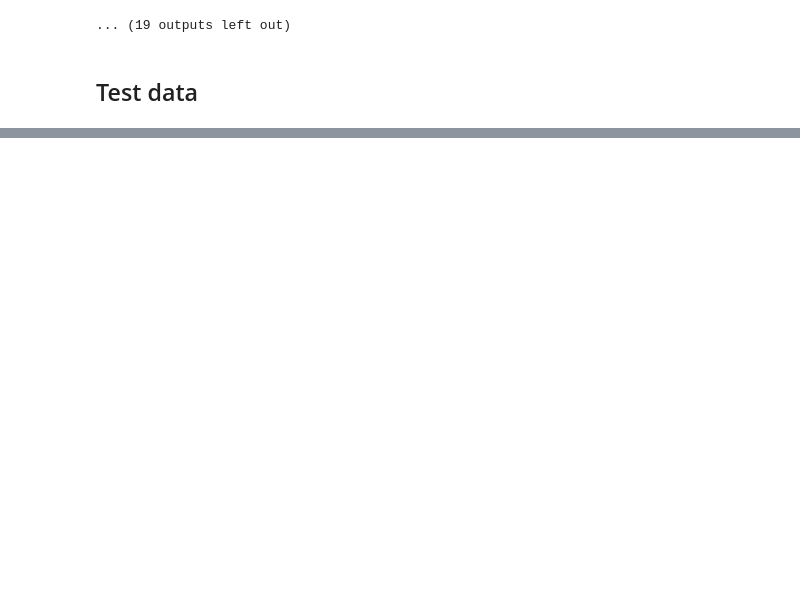
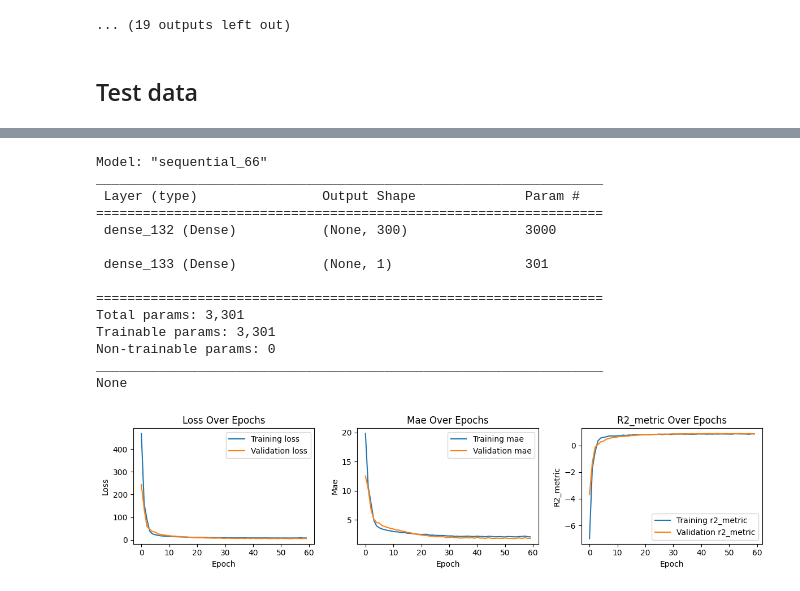
Before and after one commit to IvonLuiz/auto-mpg-prediction, a Jupyter notebook: predicting_fuel_consumption.ipynb, the cells around one changed output, grey strips where cells are left out. Drawn from its saved outputs; the diff is of its cells as text; code cells hidden in the pictures; blank space fills up the shorter version.

```diff
--- a/predicting_fuel_consumption.ipynb
+++ b/predicting_fuel_consumption.ipynb
@@ -372,6 +377,11 @@ def find_best_score(metric='val_loss', evaluation='min'):
     print(f"Best {metric}: {best_score:.4f}, achieved by fold {best_score_idx}.")
 
     return best_model
+
+def get_hidden_neurons(model):
+    # The hidden layer is the first one
+    dense_layer = model.layers[0]  # Get second layer
+    return dense_layer.get_config()['units']  # Number of neurons
 # %%
 find_best_score('loss')
 find_best_score('val_loss')
@@ -393,0 +400,4 @@ Best val_loss: 13.9010, achieved by fold 2.
+# %%
+best_model = find_best_score('val_loss')
+best_neurons = get_hidden_neurons(best_model)
+print("Best amount of neurons:", best_neurons)
@@ -451,0 +492,51 @@ Mean Absolute Error: 2.9537
+# %%
+input_shape = X.shape[1:]
+epochs = 200
+batch_size = 30
+learning_rate = 0.01
+
+callback = tf.keras.callbacks.EarlyStopping(
+    monitor='val_loss',
+    min_delta=0,
+    patience=10,
+    verbose=0,
+    mode='auto',
+    baseline=None,
+    restore_best_weights=False,
+    start_from_epoch=0
+)
+
+model = get_model(
+    neurons=best_neurons,
+    input_shape=input_shape,
+    optimizer=keras.optimizers.Adam(learning_rate=learning_rate)
+)
+
+print(model.summary())
+
+hist = model.fit(
+    x=X_train, y=y_train,
+    validation_data=(X_val, y_val),
+    epochs=epochs,
+    batch_size=batch_size,
+    callbacks=callback,
+    verbose=0
+)
+
+plot_metrics(hist.history)
+# %% [output]
+Model: "sequential_66"
+_________________________________________________________________
+ Layer (type)                Output Shape              Param #
+=================================================================
+ dense_132 (Dense)           (None, 300)               3000
+
+ dense_133 (Dense)           (None, 1)                 301
+
+=================================================================
+Total params: 3,301
+Trainable params: 3,301
+Non-trainable params: 0
+_________________________________________________________________
+None
+[figure, added]
```
Also changed, not shown: parts of 17 cells of this notebook.
